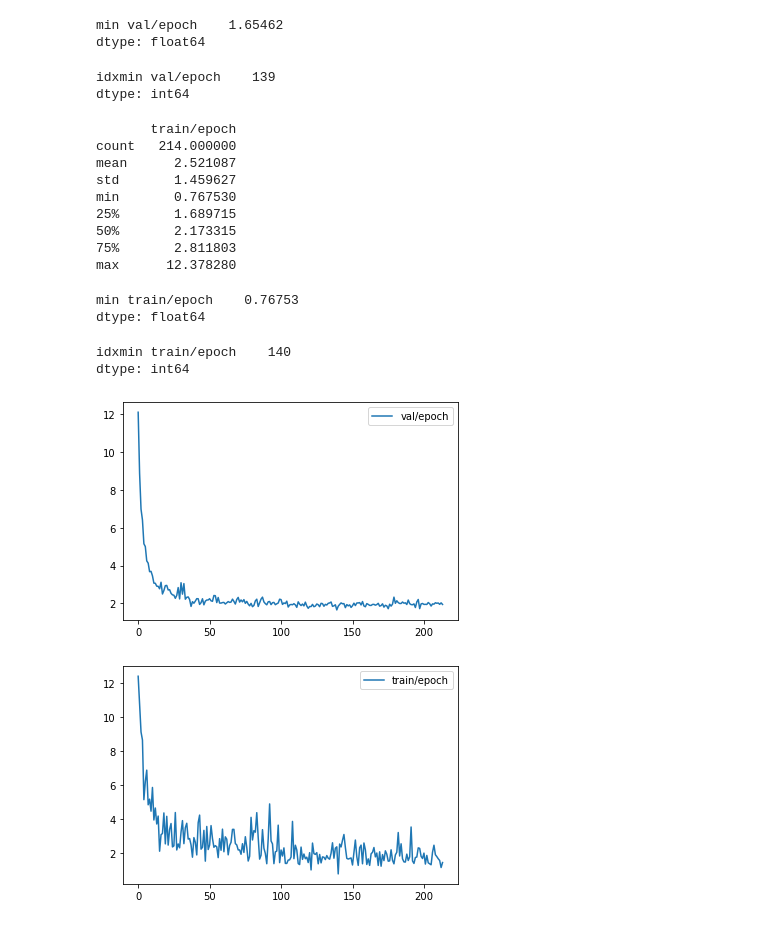
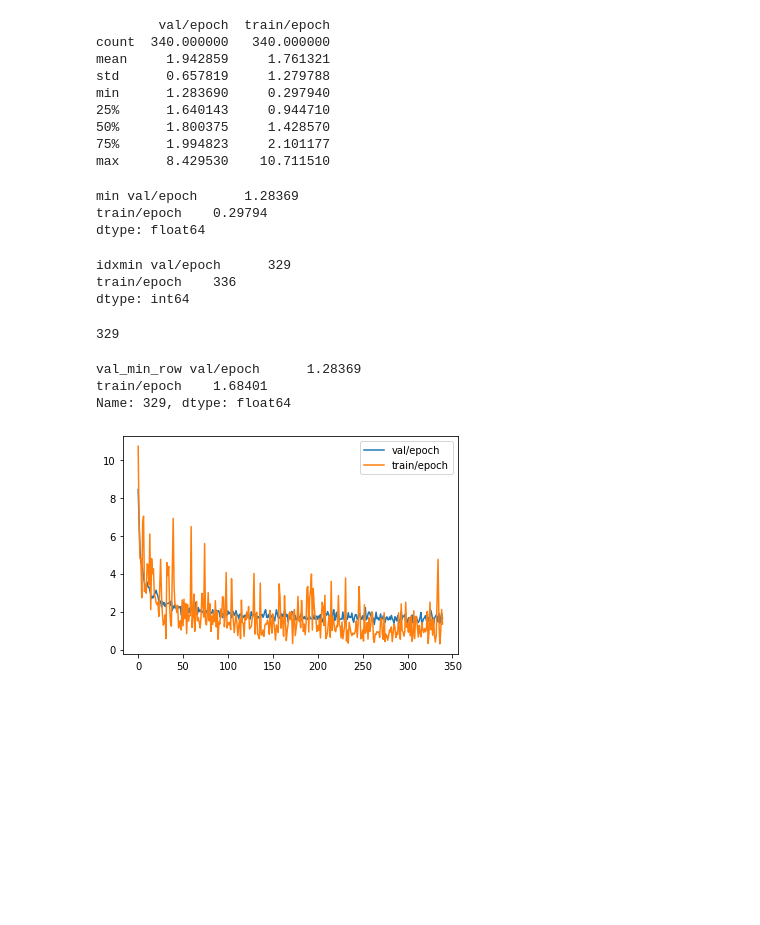
Before and after one commit to ReconCycle/vision_pipeline, a Jupyter notebook: object_detection_results.ipynb, the cells around one changed output. Saved outputs shown, nothing was run; the diff lists cells and outputs as text; code cells hidden in the pictures; blank space fills up the shorter version.

```diff
--- a/object_detection_results.ipynb
+++ b/object_detection_results.ipynb
@@ -9,7 +9,7 @@ from IPython.display import display
 from tensorboard.backend.event_processing.event_accumulator import EventAccumulator
 
 
-log_dir = "data_full/yolact/2022-02-25_kalo/training_2022-03-01-12꞉00/logs"
+log_dir = "data_full/yolact/2022-03-29_kalo_qundis/training_2022-03-30-13꞉11/logs"
 
 extract_data_from = ["train_epoch_total", "val_epoch_total"]
 
@@ -39,17 +39,41 @@ def tabulate_events(dpath):
 
                     out[tag] = pd.DataFrame(tag_values, columns=[tag], index=steps)
 
-                if len(tags)>0:
+                if len(tags) == 1:
+                    final_out[tags[0]] = out[tags[0]]
+                else:
                     df = pd.concat(out.values())
-                    # display(df.head())
+                    final_out[dname] = df
 
-                    print(df.describe())
-                    print("min", df.min())
-                    print("idxmin", df.idxmin())
 
-                    df.plot()
+    df_all = pd.concat(final_out.values(), axis=1)
 
-                final_out[dname] = df
+    print(df_all.head())
+    print(df_all.describe())
+    print("min", df_all.min())
+    print("idxmin", df_all.idxmin())
+
+    idxmin = df_all.idxmin()
+    print(idxmin["val/epoch"])
+    val_min_row = df_all.loc[idxmin["val/epoch"]]
+    print("validation min and corresponding train result", val_min_row)
+
+    df_all.plot()
+
+    # for key, df in final_out.items():
+    #     # print(df)
+    #     print("name", df.columns[0])
+    #     display(df.head())
+
+    #     # print(key)
+    #     print(df.describe())
+    #     print("min", df.min())
+    #     print("idxmin", df.idxmin())
+
+    #     df.plot()
+
+
+
 
 
 tabulate_events(log_dir)
@@ -66,19 +87,20 @@ max     12.111850
-min val/epoch    1.65462
-dtype: float64
+        val/epoch  train/epoch
+count  340.000000   340.000000
+mean     1.942859     1.761321
+std      0.657819     1.279788
+min      1.283690     0.297940
+25%      1.640143     0.944710
+50%      1.800375     1.428570
+75%      1.994823     2.101177
+max      8.429530    10.711510
-idxmin val/epoch    139
-dtype: int64
+min val/epoch      1.28369
+train/epoch    0.29794
+dtype: float64
-       train/epoch
-count   214.000000
-mean      2.521087
-std       1.459627
-min       0.767530
-25%       1.689715
-50%       2.173315
-75%       2.811803
-max      12.378280
+idxmin val/epoch      329
+train/epoch    336
+dtype: int64
-min train/epoch    0.76753
-dtype: float64
+329
-idxmin train/epoch    140
-dtype: int64
+val_min_row val/epoch      1.28369
+train/epoch    1.68401
+Name: 329, dtype: float64
-[figure, old version]
+[figure, new version]
-[figure, removed]
```
Also changed, not shown: parts of 1 cell of this notebook, 2 other files.
